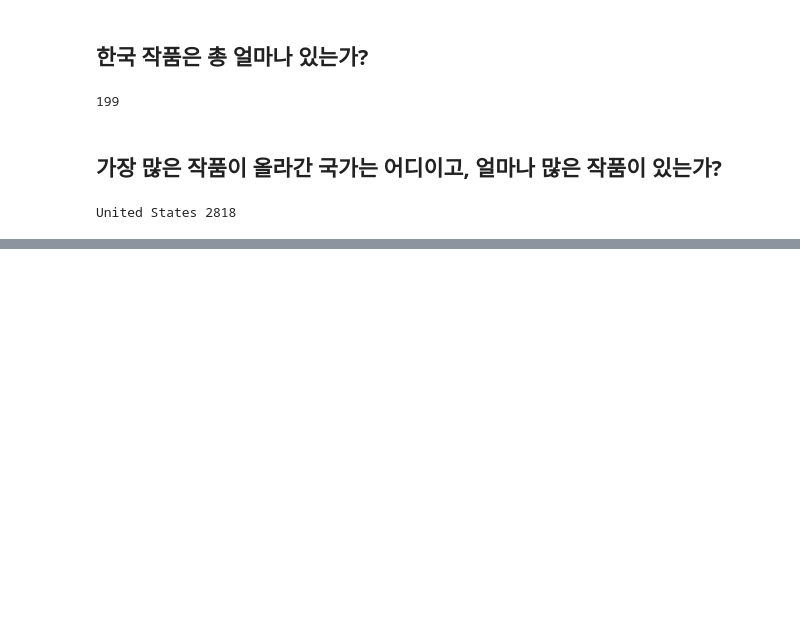
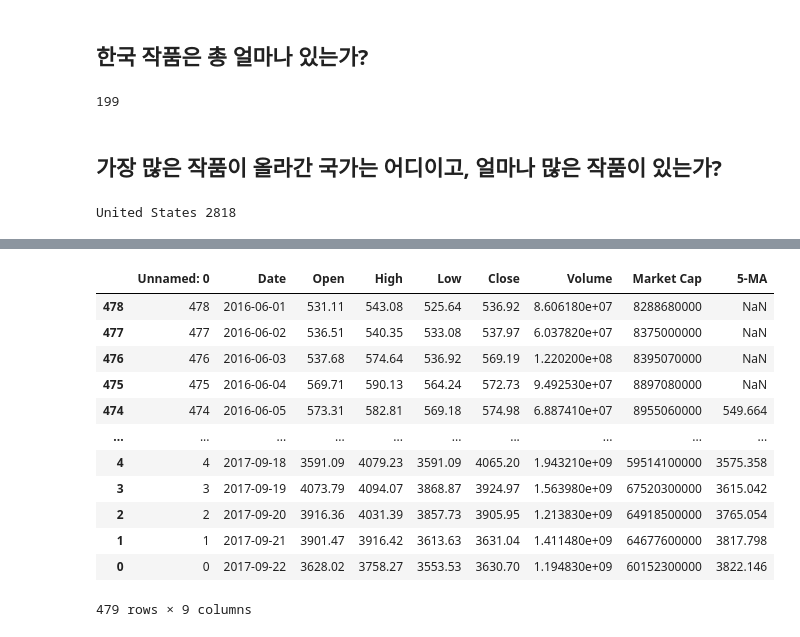
Before and after one commit to Sharp90/example, a Jupyter notebook: m1/week3/week3_mission.ipynb, the cells around one changed output, grey strips where cells are left out. Cells and saved outputs as stored; diff of their text form; code cells hidden in the pictures; blank space fills up the shorter version.

```diff
--- a/m1/week3/week3_mission.ipynb
+++ b/m1/week3/week3_mission.ipynb
@@ -37,0 +146,17 @@ United States 2818
+# %%
+bc_2016['5-MA'] = bc_2016['Open'].rolling(window=5).mean()
+bc_2016
+# %% [output]
+|  | Unnamed: 0 | Date | Open | High | Low | Close | Volume | Market Cap | 5-MA |
+| 478 | 478 | 2016-06-01 | 531.11 | 543.08 | 525.64 | 536.92 | 8.606180e+07 | 8288680000 | NaN |
+| 477 | 477 | 2016-06-02 | 536.51 | 540.35 | 533.08 | 537.97 | 6.037820e+07 | 8375000000 | NaN |
+| 476 | 476 | 2016-06-03 | 537.68 | 574.64 | 536.92 | 569.19 | 1.220200e+08 | 8395070000 | NaN |
+| 475 | 475 | 2016-06-04 | 569.71 | 590.13 | 564.24 | 572.73 | 9.492530e+07 | 8897080000 | NaN |
+| 474 | 474 | 2016-06-05 | 573.31 | 582.81 | 569.18 | 574.98 | 6.887410e+07 | 8955060000 | 549.664 |
+| ... | ... | ... | ... | ... | ... | ... | ... | ... | ... |
+| 4 | 4 | 2017-09-18 | 3591.09 | 4079.23 | 3591.09 | 4065.20 | 1.943210e+09 | 59514100000 | 3575.358 |
+| 3 | 3 | 2017-09-19 | 4073.79 | 4094.07 | 3868.87 | 3924.97 | 1.563980e+09 | 67520300000 | 3615.042 |
+| 2 | 2 | 2017-09-20 | 3916.36 | 4031.39 | 3857.73 | 3905.95 | 1.213830e+09 | 64918500000 | 3765.054 |
+| 1 | 1 | 2017-09-21 | 3901.47 | 3916.42 | 3613.63 | 3631.04 | 1.411480e+09 | 64677600000 | 3817.798 |
+| 0 | 0 | 2017-09-22 | 3628.02 | 3758.27 | 3553.53 | 3630.70 | 1.194830e+09 | 60152300000 | 3822.146 |
+479 rows × 9 columns
```
Also changed, not shown: parts of 7 cells of this notebook.
